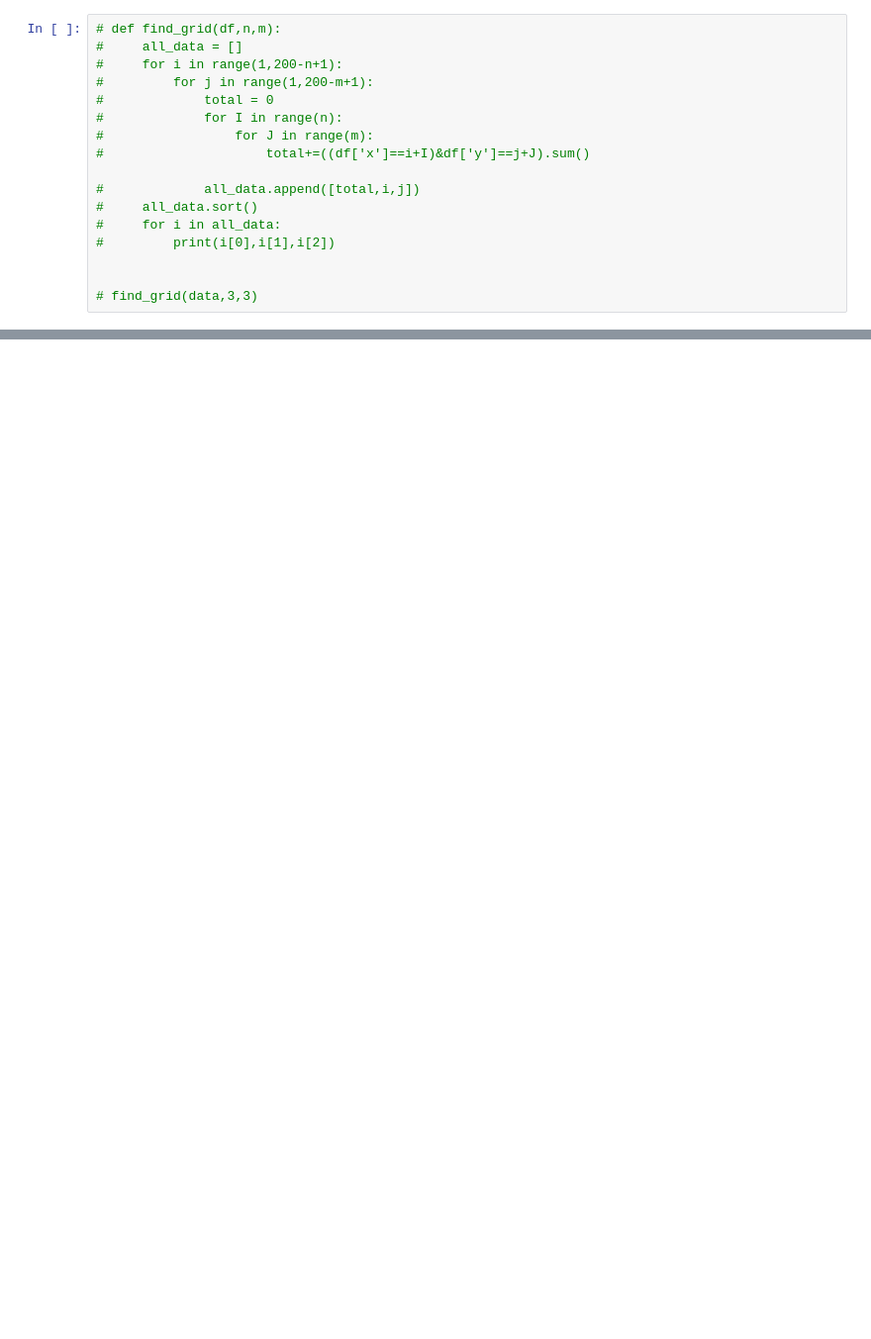
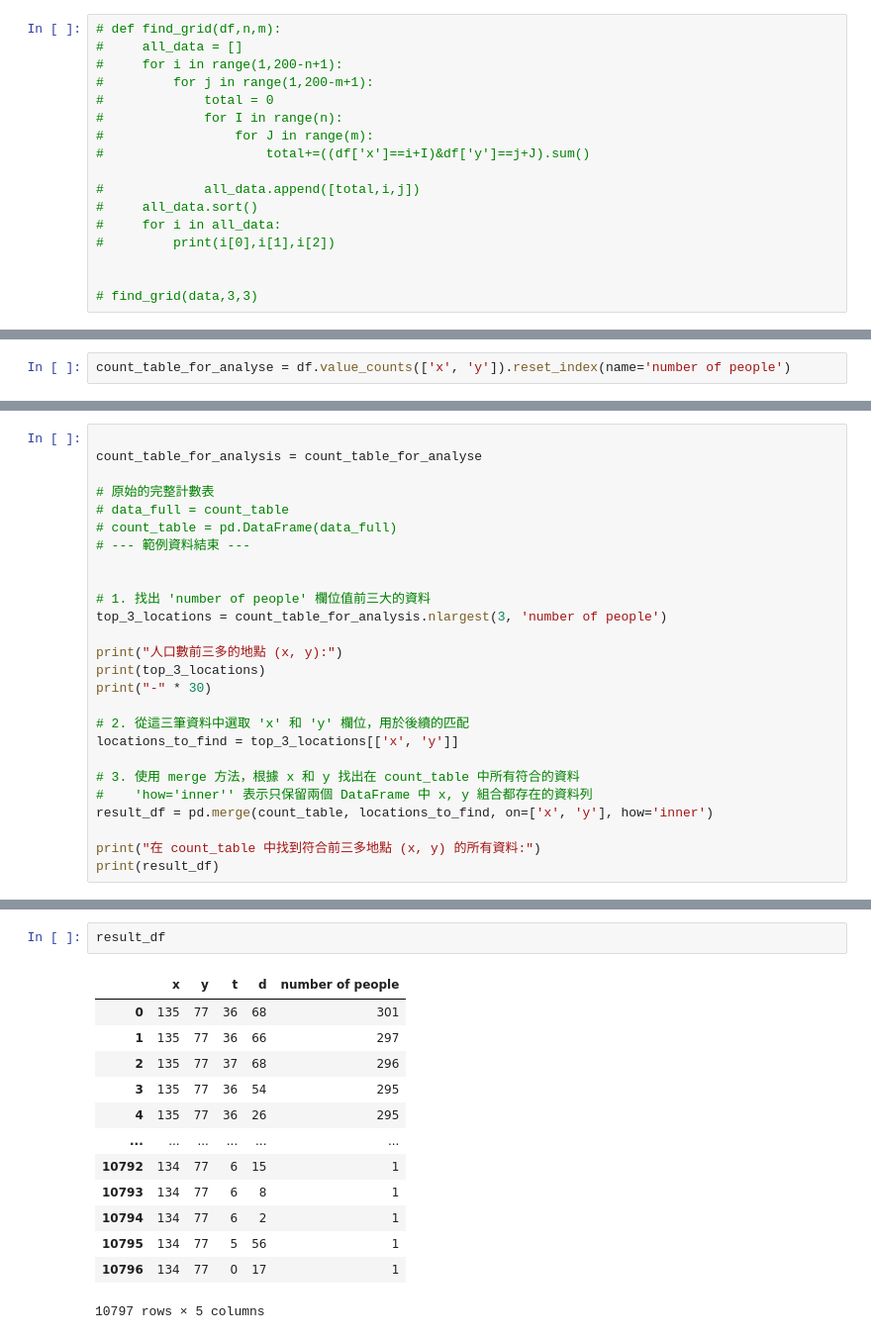
Before and after one commit to eggeggwe/AI_term_project, a Jupyter notebook: notebooks/main.ipynb, the cells around one changed output, grey strips where cells are left out. Shown at 99% size. Drawn from its saved outputs; the diff is of its cells as text; blank space fills up the shorter version.

```diff
--- a/notebooks/main.ipynb
+++ b/notebooks/main.ipynb
@@ -87,0 +140,2 @@ plt.show()
+# %%
+count_table_for_analyse = df.value_counts(['x', 'y']).reset_index(name='number of people')
@@ -87,0 +158,26 @@ plt.show()
+# %%
+
+count_table_for_analysis = count_table_for_analyse
+
+# 原始的完整計數表
+# data_full = count_table
+# count_table = pd.DataFrame(data_full)
+# --- 範例資料結束 ---
+
+
+# 1. 找出 'number of people' 欄位值前三大的資料
+top_3_locations = count_table_for_analysis.nlargest(3, 'number of people')
+
+print("人口數前三多的地點 (x, y):")
+print(top_3_locations)
+print("-" * 30)
+
+# 2. 從這三筆資料中選取 'x' 和 'y' 欄位，用於後續的匹配
+locations_to_find = top_3_locations[['x', 'y']]
+
+# 3. 使用 merge 方法，根據 x 和 y 找出在 count_table 中所有符合的資料
+#    'how='inner'' 表示只保留兩個 DataFrame 中 x, y 組合都存在的資料列
+result_df = pd.merge(count_table, locations_to_find, on=['x', 'y'], how='inner')
+
+print("在 count_table 中找到符合前三多地點 (x, y) 的所有資料:")
+print(result_df)
@@ -87,0 +202,16 @@ plt.show()
+# %%
+result_df
+# %% [output]
+|  | x | y | t | d | number of people |
+| 0 | 135 | 77 | 36 | 68 | 301 |
+| 1 | 135 | 77 | 36 | 66 | 297 |
+| 2 | 135 | 77 | 37 | 68 | 296 |
+| 3 | 135 | 77 | 36 | 54 | 295 |
+| 4 | 135 | 77 | 36 | 26 | 295 |
+| ... | ... | ... | ... | ... | ... |
+| 10792 | 134 | 77 | 6 | 15 | 1 |
+| 10793 | 134 | 77 | 6 | 8 | 1 |
+| 10794 | 134 | 77 | 6 | 2 | 1 |
+| 10795 | 134 | 77 | 5 | 56 | 1 |
+| 10796 | 134 | 77 | 0 | 17 | 1 |
+10797 rows × 5 columns
```
Also changed, not shown: parts of 17 cells of this notebook, 5 other files.
